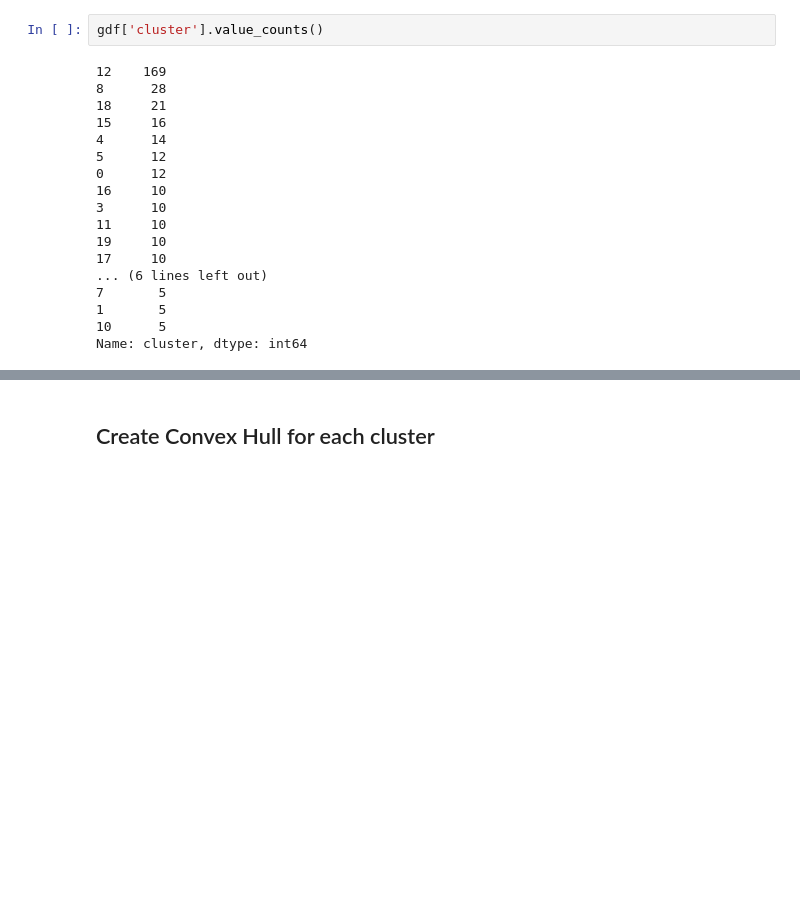
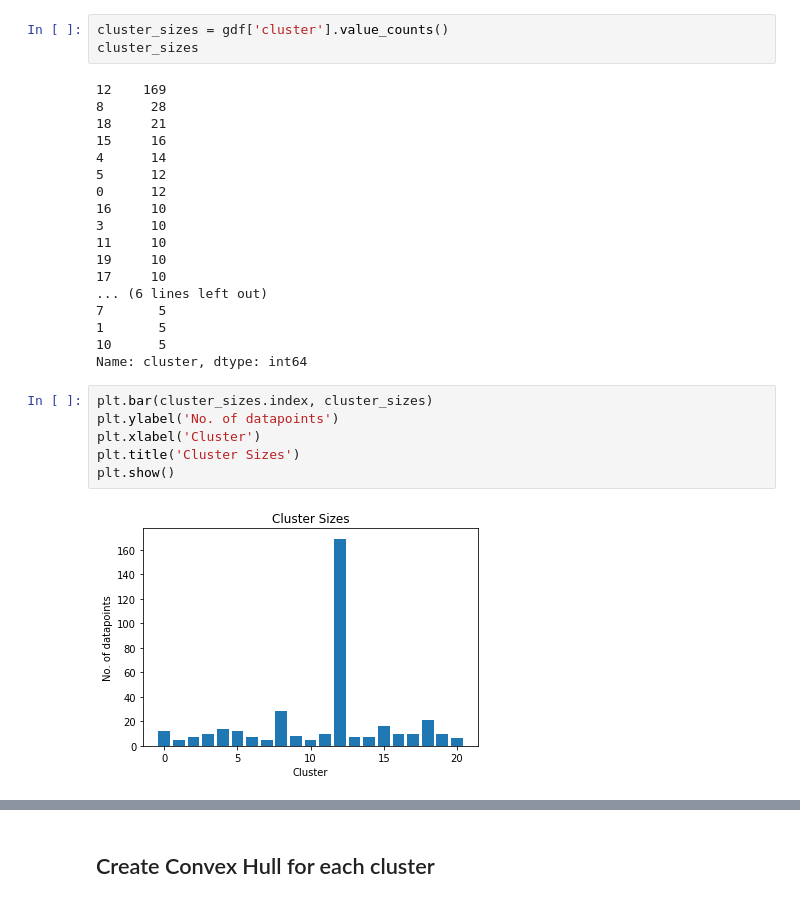
Before and after one commit to sourishsarmah/Commercial_Centers_using_POI_data, a Jupyter notebook: Commercial_Clusters_using_POI.ipynb, the cells around one changed output, grey strips where cells are left out. Saved outputs shown, nothing was run; the diff lists cells and outputs as text; blank space fills up the shorter version.

Commit message:
Identified and explained most significant cluster

```diff
--- a/Commercial_Clusters_using_POI.ipynb
+++ b/Commercial_Clusters_using_POI.ipynb
@@ -285,7 +312,8 @@ city_map
 # %% [output]
 [interactive output not drawn]
 # %%
-gdf['cluster'].value_counts()
+cluster_sizes = gdf['cluster'].value_counts()
+cluster_sizes
 # %% [output]
 12    169
 8      28
@@ -304,3 +332,11 @@ gdf['cluster'].value_counts()
 1       5
 10      5
 Name: cluster, dtype: int64
+# %%
+plt.bar(cluster_sizes.index, cluster_sizes)
+plt.ylabel('No. of datapoints')
+plt.xlabel('Cluster')
+plt.title('Cluster Sizes')
+plt.show()
+# %% [output]
+[figure, added]
```
Also changed, not shown: parts of 17 cells of this notebook.
